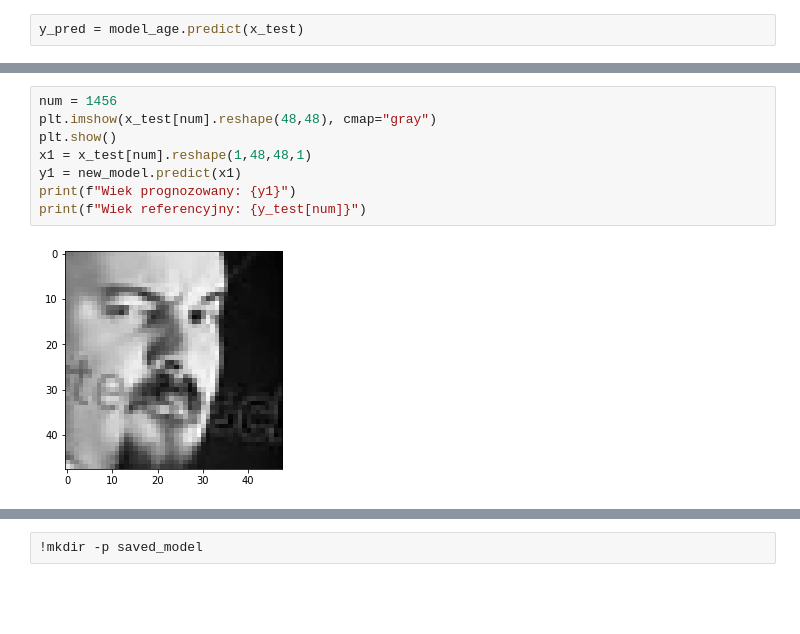
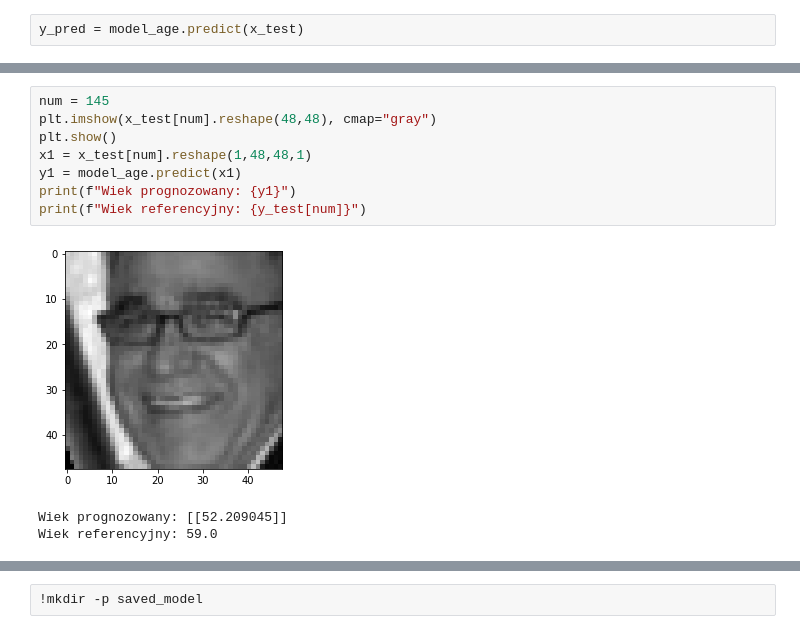
Before and after one commit to infoshareacademy/jdszr1-us-election, a Jupyter notebook: Deep_Learning_project/regression_model/age_model.ipynb, the cells around one changed output, grey strips where cells are left out. Saved outputs shown, nothing was run; the diff lists cells and outputs as text; blank space fills up the shorter version.

Commit message:
age_model updated and charts added

```diff
--- a/Deep_Learning_project/regression_model/age_model.ipynb
+++ b/Deep_Learning_project/regression_model/age_model.ipynb
@@ -238,13 +255,15 @@ plt.show()
 # %%
-num = 1456
+num = 145
 plt.imshow(x_test[num].reshape(48,48), cmap="gray")
 plt.show()
 x1 = x_test[num].reshape(1,48,48,1)
-y1 = new_model.predict(x1)
+y1 = model_age.predict(x1)
 print(f"Wiek prognozowany: {y1}")
 print(f"Wiek referencyjny: {y_test[num]}")
 # %% [output]
-[figure, old version]
+[figure, new version]
+Wiek prognozowany: [[52.209045]]
+Wiek referencyjny: 59.0
 # %%
 from sklearn.metrics import mean_squared_error as mse
 RMSE = np.sqrt(mse(y_test, y_pred))
```
Also changed, not shown: parts of 7 cells of this notebook, 2 other files.
